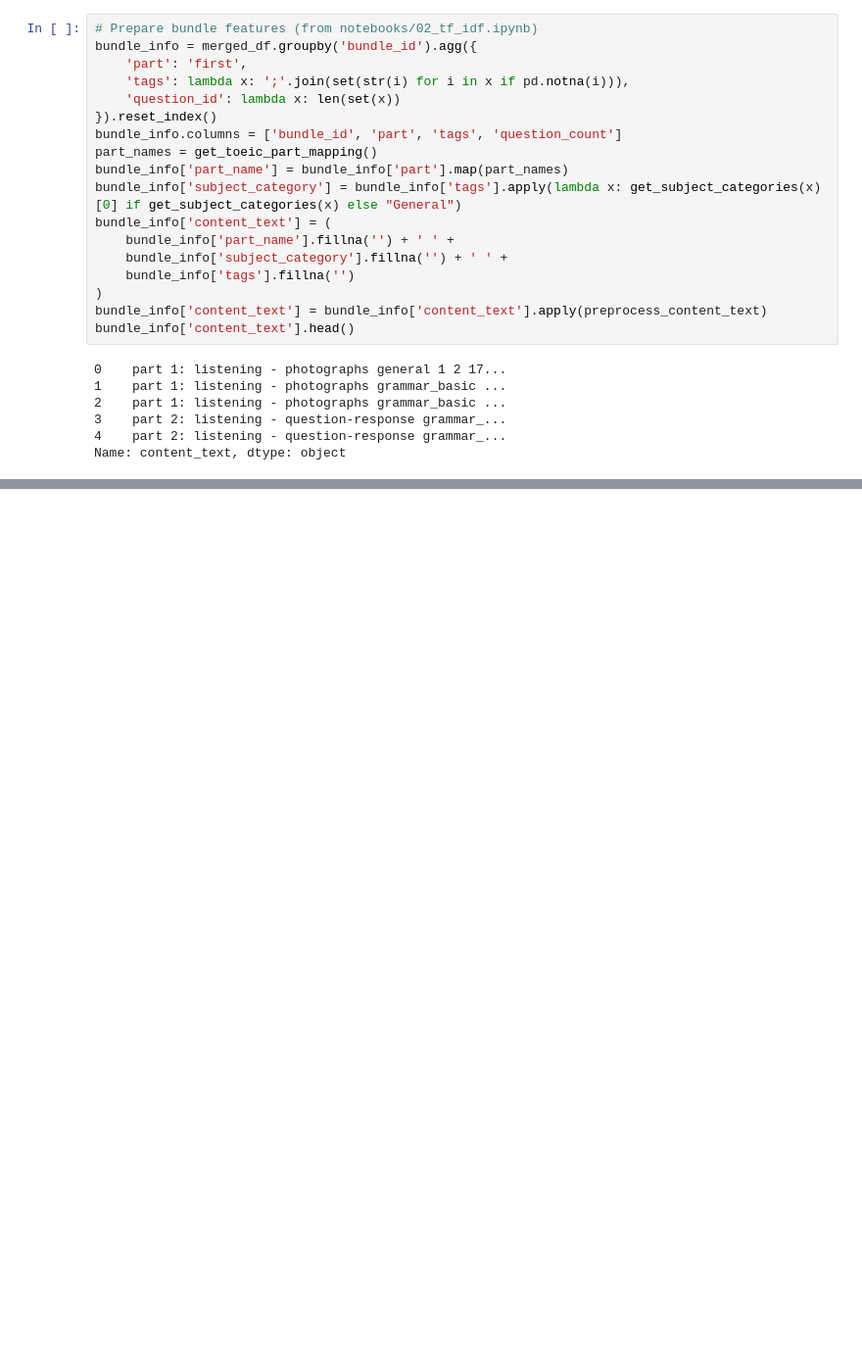
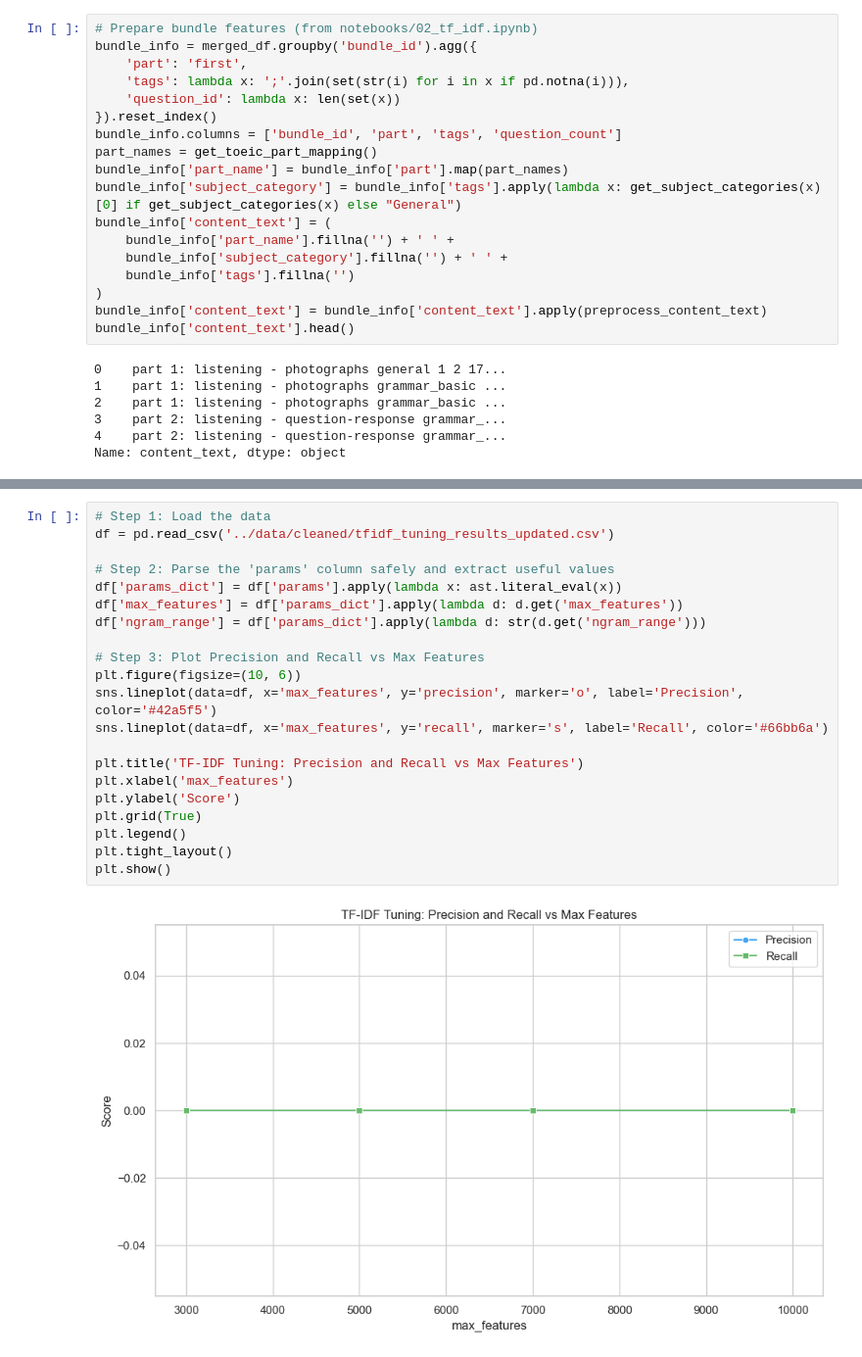
Before and after one commit to maryamzaman30/Data-Driven-Personalized-Educational-Content-Recommendation-System, a Jupyter notebook: notebooks/04_model_tuning.ipynb, the cells around one changed output, grey strips where cells are left out. Shown at 98% size. Saved outputs shown, nothing was run; the diff lists cells and outputs as text; blank space fills up the shorter version.

```diff
--- a/notebooks/04_model_tuning.ipynb
+++ b/notebooks/04_model_tuning.ipynb
@@ -63,0 +123,23 @@ Name: content_text, dtype: object
+# %%
+# Step 1: Load the data
+df = pd.read_csv('../data/cleaned/tfidf_tuning_results_updated.csv')
+
+# Step 2: Parse the 'params' column safely and extract useful values
+df['params_dict'] = df['params'].apply(lambda x: ast.literal_eval(x))
+df['max_features'] = df['params_dict'].apply(lambda d: d.get('max_features'))
+df['ngram_range'] = df['params_dict'].apply(lambda d: str(d.get('ngram_range')))
+
+# Step 3: Plot Precision and Recall vs Max Features
+plt.figure(figsize=(10, 6))
+sns.lineplot(data=df, x='max_features', y='precision', marker='o', label='Precision', color='#42a5f5')
+sns.lineplot(data=df, x='max_features', y='recall', marker='s', label='Recall', color='#66bb6a')
+
+plt.title('TF-IDF Tuning: Precision and Recall vs Max Features')
+plt.xlabel('max_features')
+plt.ylabel('Score')
+plt.grid(True)
+plt.legend()
+plt.tight_layout()
+plt.show()
+# %% [output]
+[figure, added]
```
Also changed, not shown: parts of 2 cells of this notebook, 1 other file.
